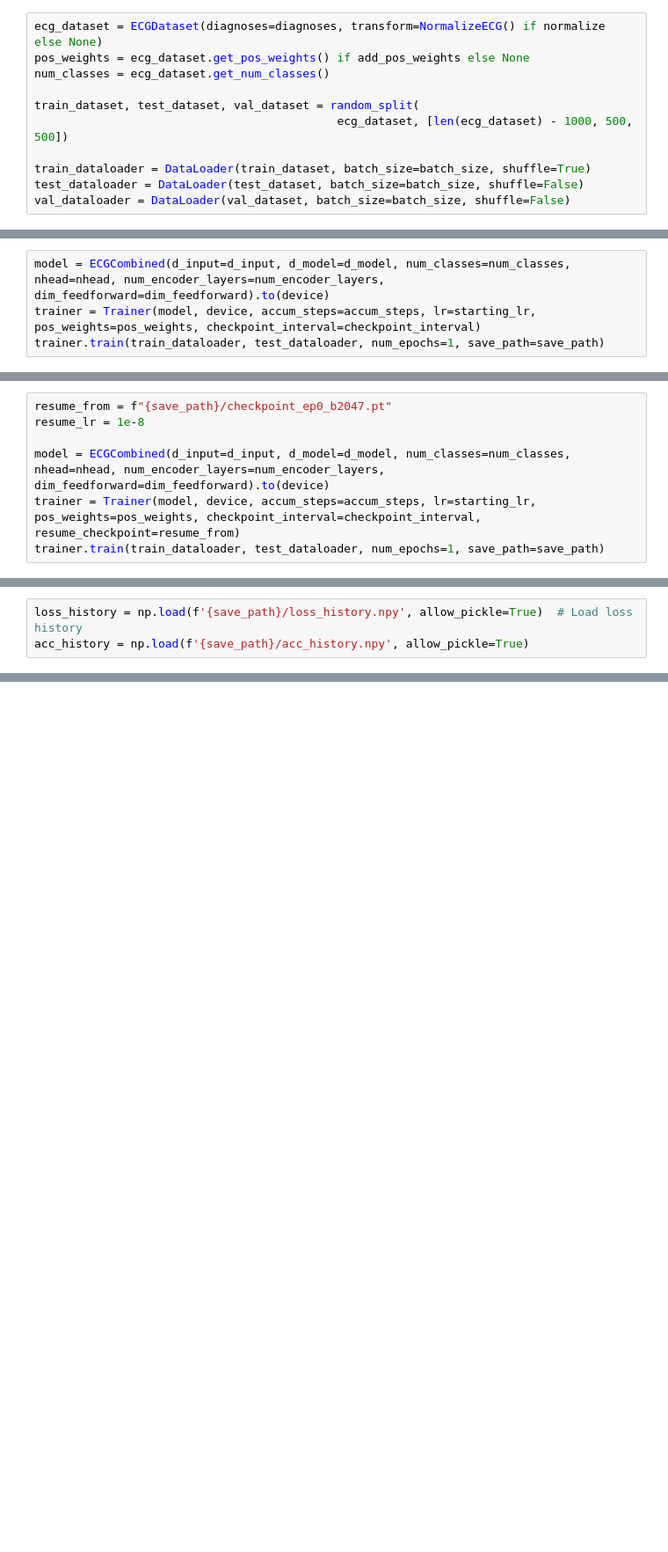
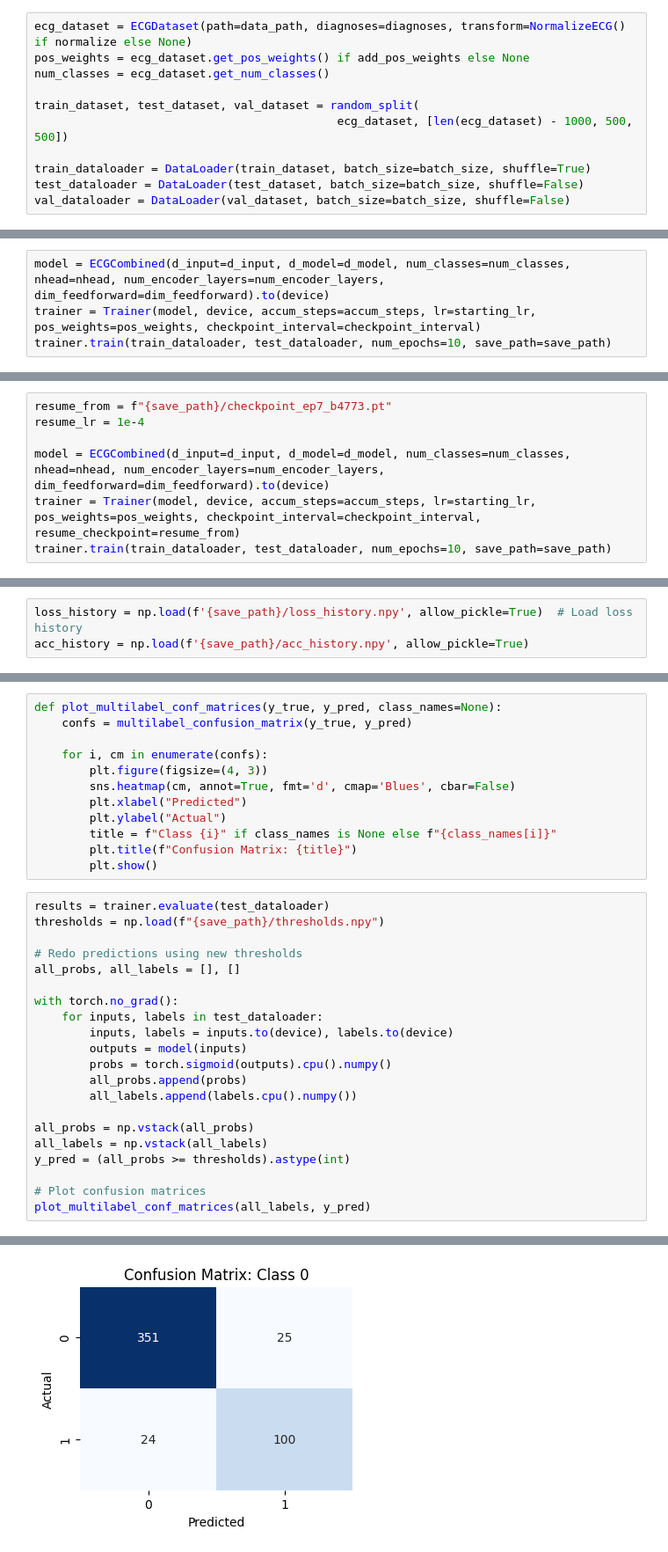
Before and after one commit to MilkCatt/ECG-HeartNet, a Jupyter notebook: model.ipynb, the cells around one changed output, grey strips where cells are left out. Shown at 88% size. Saved outputs shown, nothing was run; the diff lists cells and outputs as text; blank space fills up the shorter version.

Commit message:
added threshold tuning from train data

```diff
--- a/model.ipynb
+++ b/model.ipynb
@@ -475,7 +504,7 @@ nhead = 4
 num_encoder_layers = 2
 dim_feedforward = 256
 # %%
-ecg_dataset = ECGDataset(diagnoses=diagnoses, transform=NormalizeECG() if normalize else None)
+ecg_dataset = ECGDataset(path=data_path, diagnoses=diagnoses, transform=NormalizeECG() if normalize else None)
 pos_weights = ecg_dataset.get_pos_weights() if add_pos_weights else None
 num_classes = ecg_dataset.get_num_classes()
 
@@ -492,4 +521,4 @@ Number of classes: 5
 # %%
 model = ECGCombined(d_input=d_input, d_model=d_model, num_classes=num_classes, nhead=nhead, num_encoder_layers=num_encoder_layers, dim_feedforward=dim_feedforward).to(device)
 trainer = Trainer(model, device, accum_steps=accum_steps, lr=starting_lr, pos_weights=pos_weights, checkpoint_interval=checkpoint_interval)
-trainer.train(train_dataloader, test_dataloader, num_epochs=1, save_path=save_path)
+trainer.train(train_dataloader, test_dataloader, num_epochs=10, save_path=save_path)
@@ -515,9 +525,9 @@ KeyboardInterrupt:
 # %% [markdown]
 ## Resume from a checkpoint:
 # %%
-resume_from = f"{save_path}/checkpoint_ep0_b2047.pt"
-resume_lr = 1e-8
+resume_from = f"{save_path}/checkpoint_ep7_b4773.pt"
+resume_lr = 1e-4
 
 model = ECGCombined(d_input=d_input, d_model=d_model, num_classes=num_classes, nhead=nhead, num_encoder_layers=num_encoder_layers, dim_feedforward=dim_feedforward).to(device)
 trainer = Trainer(model, device, accum_steps=accum_steps, lr=starting_lr, pos_weights=pos_weights, checkpoint_interval=checkpoint_interval, resume_checkpoint=resume_from)
-trainer.train(train_dataloader, test_dataloader, num_epochs=1, save_path=save_path)
+trainer.train(train_dataloader, test_dataloader, num_epochs=10, save_path=save_path)
@@ -559,0 +678,34 @@ plt.title('Hamming Loss per class')
+# %%
+def plot_multilabel_conf_matrices(y_true, y_pred, class_names=None):
+    confs = multilabel_confusion_matrix(y_true, y_pred)
+
+    for i, cm in enumerate(confs):
+        plt.figure(figsize=(4, 3))
+        sns.heatmap(cm, annot=True, fmt='d', cmap='Blues', cbar=False)
+        plt.xlabel("Predicted")
+        plt.ylabel("Actual")
+        title = f"Class {i}" if class_names is None else f"{class_names[i]}"
+        plt.title(f"Confusion Matrix: {title}")
+        plt.show()
+# %%
+results = trainer.evaluate(test_dataloader)
+thresholds = np.load(f"{save_path}/thresholds.npy")
+
+# Redo predictions using new thresholds
+all_probs, all_labels = [], []
+
+with torch.no_grad():
+    for inputs, labels in test_dataloader:
+        inputs, labels = inputs.to(device), labels.to(device)
+        outputs = model(inputs)
+        probs = torch.sigmoid(outputs).cpu().numpy()
+        all_probs.append(probs)
+        all_labels.append(labels.cpu().numpy())
+
+all_probs = np.vstack(all_probs)
+all_labels = np.vstack(all_labels)
+y_pred = (all_probs >= thresholds).astype(int)
+
+# Plot confusion matrices
+plot_multilabel_conf_matrices(all_labels, y_pred)
+# %% [output]
@@ -559,0 +713 @@ plt.title('Hamming Loss per class')
+[figure, added]
```
Also changed, not shown: parts of 19 cells of this notebook, 2 other files.
